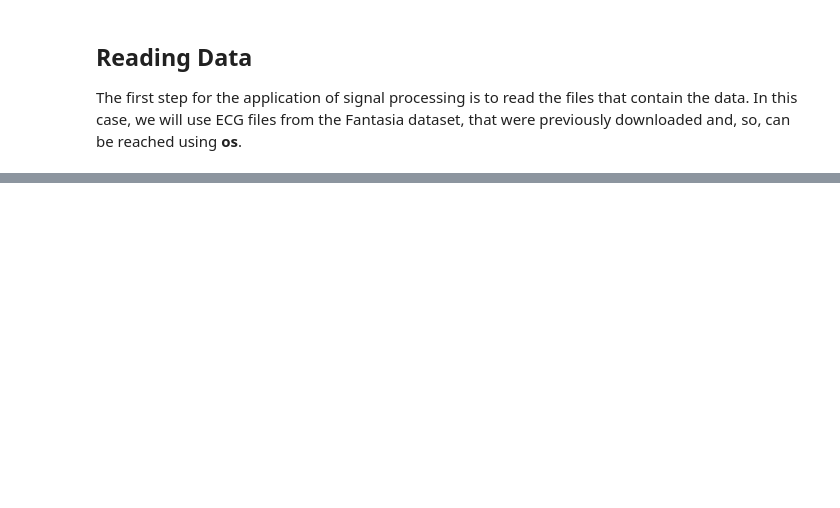
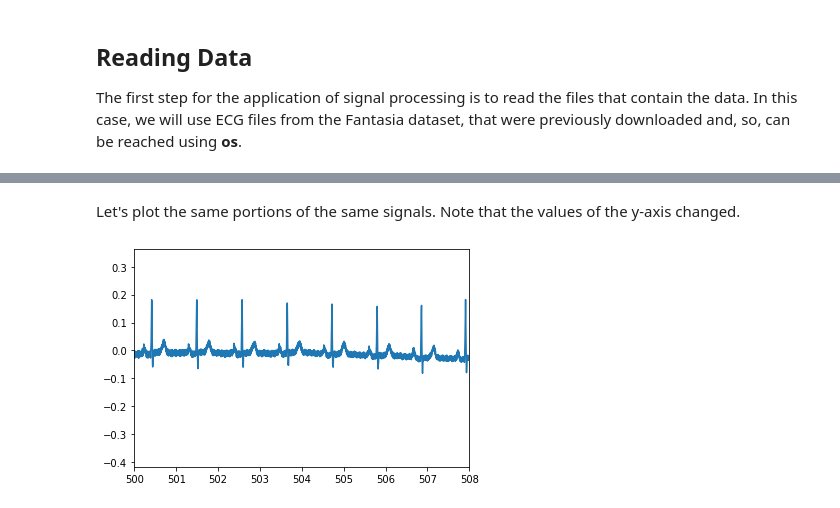
Before and after one commit to djsabelo/BiosignalsDeepLearningWorkshop, a Jupyter notebook: SignalProcessingForSynthesis.ipynb, the cells around one changed output, grey strips where cells are left out. Cells and saved outputs as stored; diff of their text form; code cells hidden in the pictures; blank space fills up the shorter version.

```diff
--- a/SignalProcessingForSynthesis.ipynb
+++ b/SignalProcessingForSynthesis.ipynb
@@ -44,0 +97,23 @@ print(files)
+# %%
+# Start the new list
+normalised_data = []
+# Iterate over all signals
+for signal in data:
+  mean_value = np.mean(signal) # Calculate the mean of the signal
+  abs_signal = np.abs(signal) # Calculate the absolute of the signal
+  max_abs_signal = np.max(abs_signal) # Get the maximum value of the absolute signal
+  normalised_signal = (signal - mean_value) / max_abs_signal
+  normalised_data.append(normalised_signal)
+# %% [markdown]
+Let's plot the same portions of the same signals. Note that the values of the y-axis changed.
+# %%
+# Let's see the first normalised signal
+signal = normalised_data[0]
+time = np.arange(0, len(signal)/250, 1/250)
+
+plt.figure()
+plt.plot(time, signal)
+plt.xlim(500, 508)
+plt.show()
+# %% [output]
+[figure, added]
```
Also changed, not shown: parts of 16 cells of this notebook.
